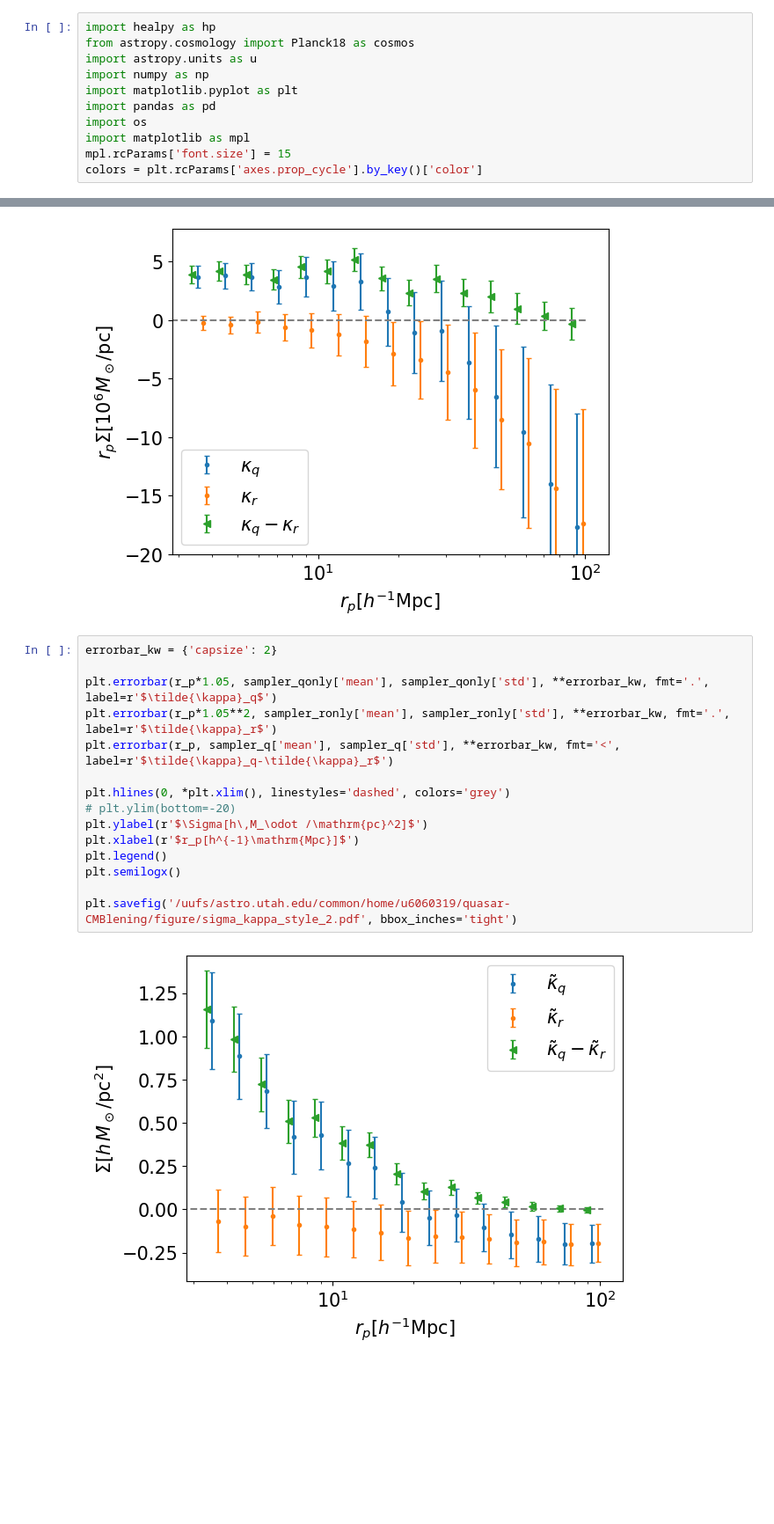
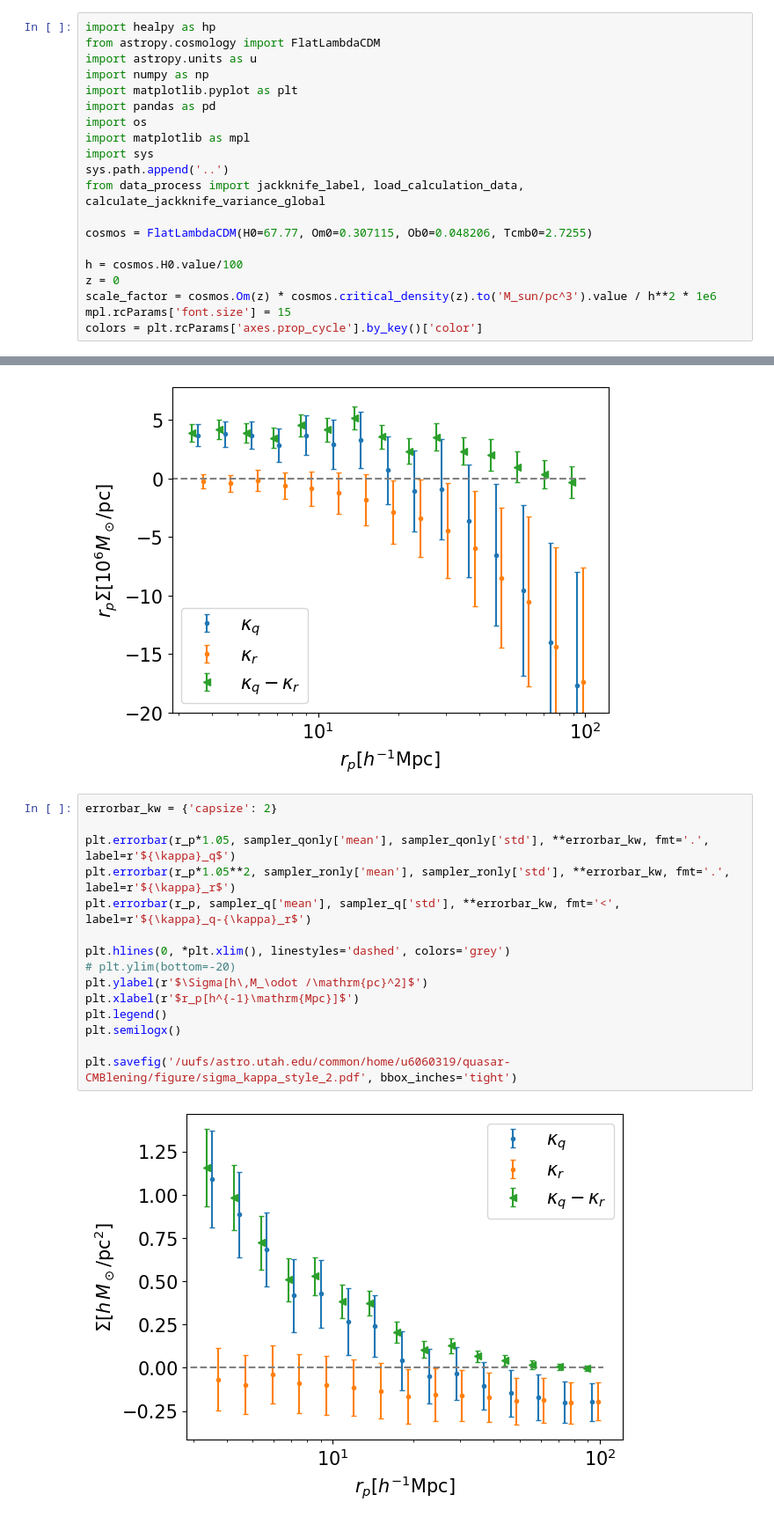
Before and after one commit to MeloDi-23/quasar-CMB-lensing-correlation, a Jupyter notebook: figureplot/correlation.ipynb, the cells around one changed output, grey strips where cells are left out. Shown at 88% size. Drawn from its saved outputs; the diff is of its cells as text; blank space fills up the shorter version.

```diff
--- a/figureplot/correlation.ipynb
+++ b/figureplot/correlation.ipynb
@@ -1,12 +1,21 @@
 # %%
 import healpy as hp
-from astropy.cosmology import Planck18 as cosmos
+from astropy.cosmology import FlatLambdaCDM
 import astropy.units as u
 import numpy as np
 import matplotlib.pyplot as plt
 import pandas as pd
 import os
 import matplotlib as mpl
+import sys
+sys.path.append('..')
+from data_process import jackknife_label, load_calculation_data, calculate_jackknife_variance_global
+
+cosmos = FlatLambdaCDM(H0=67.77, Om0=0.307115, Ob0=0.048206, Tcmb0=2.7255)
+
+h = cosmos.H0.value/100
+z = 0
+scale_factor = cosmos.Om(z) * cosmos.critical_density(z).to('M_sun/pc^3').value / h**2 * 1e6
 mpl.rcParams['font.size'] = 15
 colors = plt.rcParams['axes.prop_cycle'].by_key()['color']
 # %%
@@ -635,17 +673,17 @@ plt.savefig('/uufs/astro.utah.edu/common/home/u6060319/quasar-CMBlening/figure/s
 # %%
 errorbar_kw = {'capsize': 2}
 
-plt.errorbar(r_p*1.05, sampler_qonly['mean'], sampler_qonly['std'], **errorbar_kw, fmt='.', label=r'$\tilde{\kappa}_q$')
-plt.errorbar(r_p*1.05**2, sampler_ronly['mean'], sampler_ronly['std'], **errorbar_kw, fmt='.', label=r'$\tilde{\kappa}_r$')
-plt.errorbar(r_p, sampler_q['mean'], sampler_q['std'], **errorbar_kw, fmt='<', label=r'$\tilde{\kappa}_q-\tilde{\kappa}_r$')
+plt.errorbar(r_p*1.05, sampler_qonly['mean'], sampler_qonly['std'], **errorbar_kw, fmt='.', label=r'${\kappa}_q$')
+plt.errorbar(r_p*1.05**2, sampler_ronly['mean'], sampler_ronly['std'], **errorbar_kw, fmt='.', label=r'${\kappa}_r$')
+plt.errorbar(r_p, sampler_q['mean'], sampler_q['std'], **errorbar_kw, fmt='<', label=r'${\kappa}_q-{\kappa}_r$')
 
 plt.hlines(0, *plt.xlim(), linestyles='dashed', colors='grey')
 # plt.ylim(bottom=-20)
 plt.ylabel(r'$\Sigma[h\,M_\odot /\mathrm{pc}^2]$')
 plt.xlabel(r'$r_p[h^{-1}\mathrm{Mpc}]$')
 plt.legend()
 plt.semilogx()
 
 plt.savefig('/uufs/astro.utah.edu/common/home/u6060319/quasar-CMBlening/figure/sigma_kappa_style_2.pdf', bbox_inches='tight')
 # %% [output]
-[figure, old version]
+[figure, new version]
```
Also changed, not shown: parts of 7 cells of this notebook, 33 other files.
